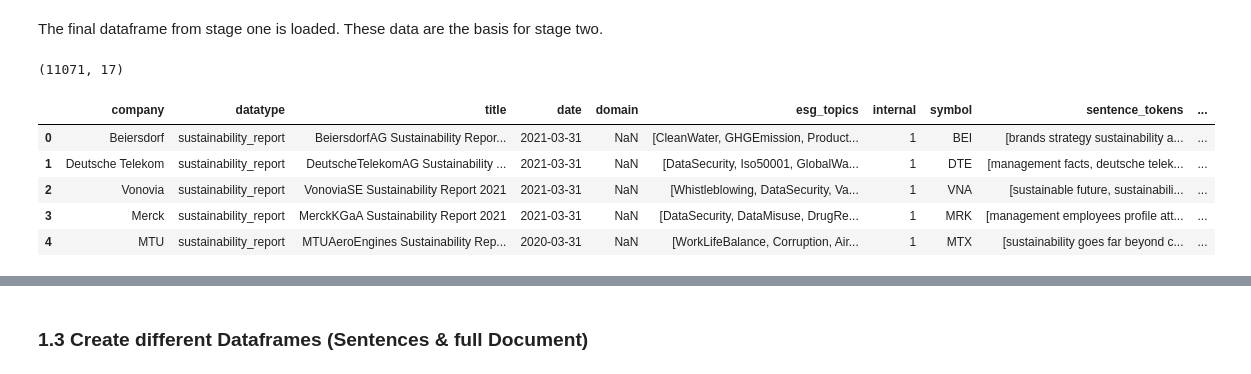
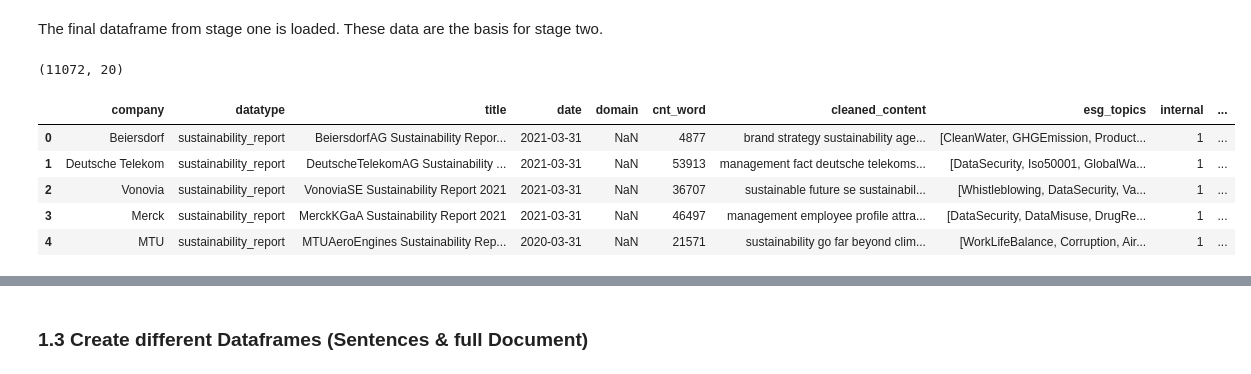
Before and after one commit to syX113/hslu-nlp, a Jupyter notebook: stage3/03-train-classifier.ipynb, the cells around one changed output, grey strips where cells are left out. Cells and saved outputs as stored; diff of their text form; code cells hidden in the pictures.

```diff
--- a/stage3/03-train-classifier.ipynb
+++ b/stage3/03-train-classifier.ipynb
@@ -44,33 +44,33 @@ To enable the following instructions: AVX2 AVX_VNNI FMA, in other operations, re
 The final dataframe from stage one is loaded. These data are the basis for stage two.
 # %%
 # Define file name
-esg_file = '../stage2/annotated/full_llm_annotated.csv' # Local filepath
-#esg_file = 'hslu-nlp/stage2/annotated/full_llm_annotated.csv' # Filepath on Colab
+esg_file = '../stage2/output/stage2_output.csv' # Local filepath
+#esg_file = 'hslu-nlp/stage2/output/stage2_output.csv' # Filepath on Colab
 
 # Define function to load and merge data
 def load_data(file):
 
     # Load the data
     df = pd.read_csv(file, delimiter = '|')
 
     # Apply eval function
     df['esg_topics'] = df['esg_topics'].apply(eval)
     df['sentence_tokens'] = df['sentence_tokens'].apply(eval)
-    df['sentiment_llm_continuous'] = df['sentiment_llm_continuous'].apply(eval)
-    df['sentiment_llm_categorial'] = df['sentiment_llm_categorial'].apply(eval)
+    df['st2_sentiment_llm_continuous'] = df['st2_sentiment_llm_continuous'].apply(eval)
+    df['st2_sentiment_llm_categorical'] = df['st2_sentiment_llm_categorical'].apply(eval)
 
     return df
 
 df = load_data(esg_file)
 
 # Print shape and diyplay header
 print(df.shape)
 df.head()
 # %% [output]
-(11071, 17)
+(11072, 20)
-|  | company | datatype | title | date | domain | esg_topics | internal | symbol | sentence_tokens | ... |
-| 0 | Beiersdorf | sustainability_report | BeiersdorfAG Sustainability Repor... | 2021-03-31 | NaN | [CleanWater, GHGEmission, Product... | 1 | BEI | [brands strategy sustainability a... | ... |
-| 1 | Deutsche Telekom | sustainability_report | DeutscheTelekomAG Sustainability ... | 2021-03-31 | NaN | [DataSecurity, Iso50001, GlobalWa... | 1 | DTE | [management facts, deutsche telek... | ... |
-| 2 | Vonovia | sustainability_report | VonoviaSE Sustainability Report 2021 | 2021-03-31 | NaN | [Whistleblowing, DataSecurity, Va... | 1 | VNA | [sustainable future, sustainabili... | ... |
-| 3 | Merck | sustainability_report | MerckKGaA Sustainability Report 2021 | 2021-03-31 | NaN | [DataSecurity, DataMisuse, DrugRe... | 1 | MRK | [management employees profile att... | ... |
-| 4 | MTU | sustainability_report | MTUAeroEngines Sustainability Rep... | 2020-03-31 | NaN | [WorkLifeBalance, Corruption, Air... | 1 | MTX | [sustainability goes far beyond c... | ... |
+|  | company | datatype | title | date | domain | cnt_word | cleaned_content | esg_topics | internal | ... |
+| 0 | Beiersdorf | sustainability_report | BeiersdorfAG Sustainability Repor... | 2021-03-31 | NaN | 4877 | brand strategy sustainability age... | [CleanWater, GHGEmission, Product... | 1 | ... |
+| 1 | Deutsche Telekom | sustainability_report | DeutscheTelekomAG Sustainability ... | 2021-03-31 | NaN | 53913 | management fact deutsche telekoms... | [DataSecurity, Iso50001, GlobalWa... | 1 | ... |
+| 2 | Vonovia | sustainability_report | VonoviaSE Sustainability Report 2021 | 2021-03-31 | NaN | 36707 | sustainable future se sustainabil... | [Whistleblowing, DataSecurity, Va... | 1 | ... |
+| 3 | Merck | sustainability_report | MerckKGaA Sustainability Report 2021 | 2021-03-31 | NaN | 46497 | management employee profile attra... | [DataSecurity, DataMisuse, DrugRe... | 1 | ... |
+| 4 | MTU | sustainability_report | MTUAeroEngines Sustainability Rep... | 2020-03-31 | NaN | 21571 | sustainability go far beyond clim... | [WorkLifeBalance, Corruption, Air... | 1 | ... |
```
Also changed, not shown: parts of 27 cells of this notebook, 11 other files.
